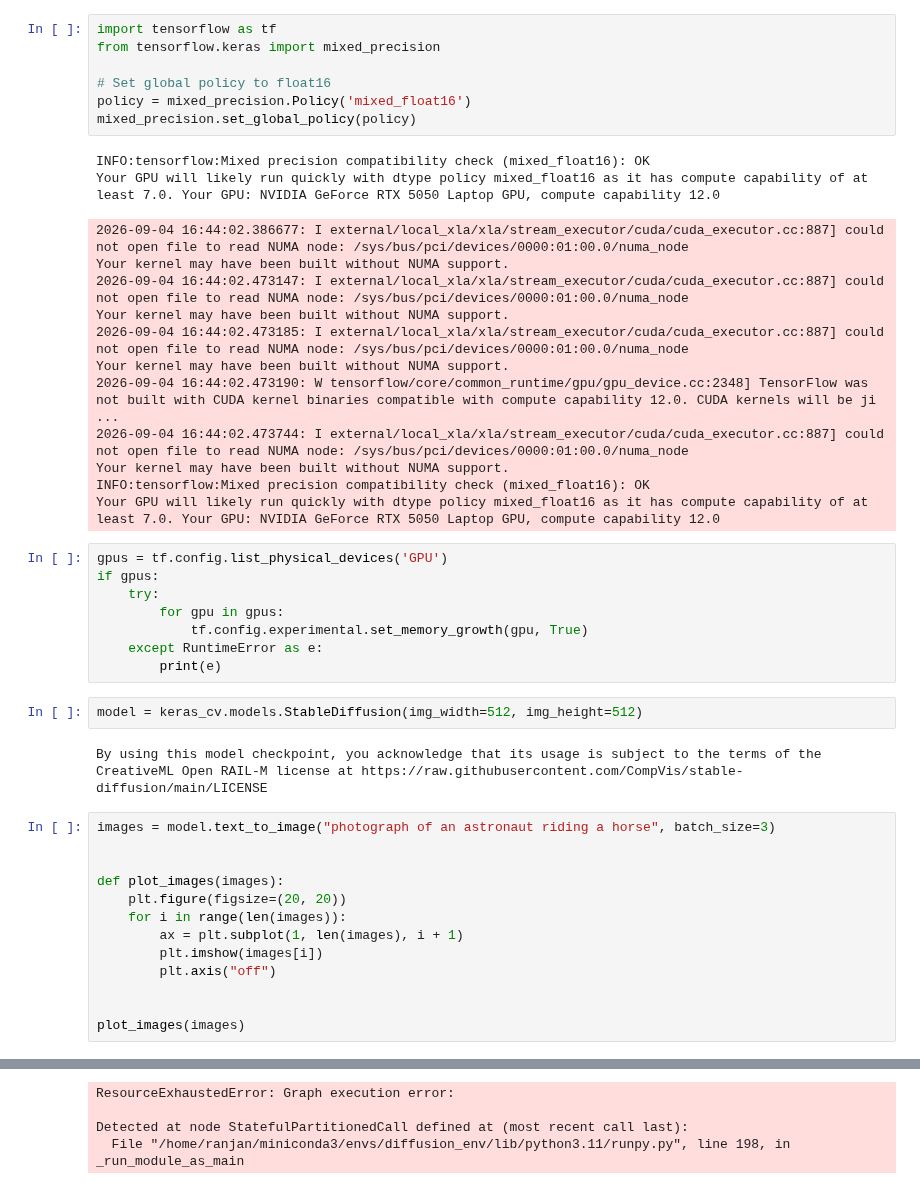
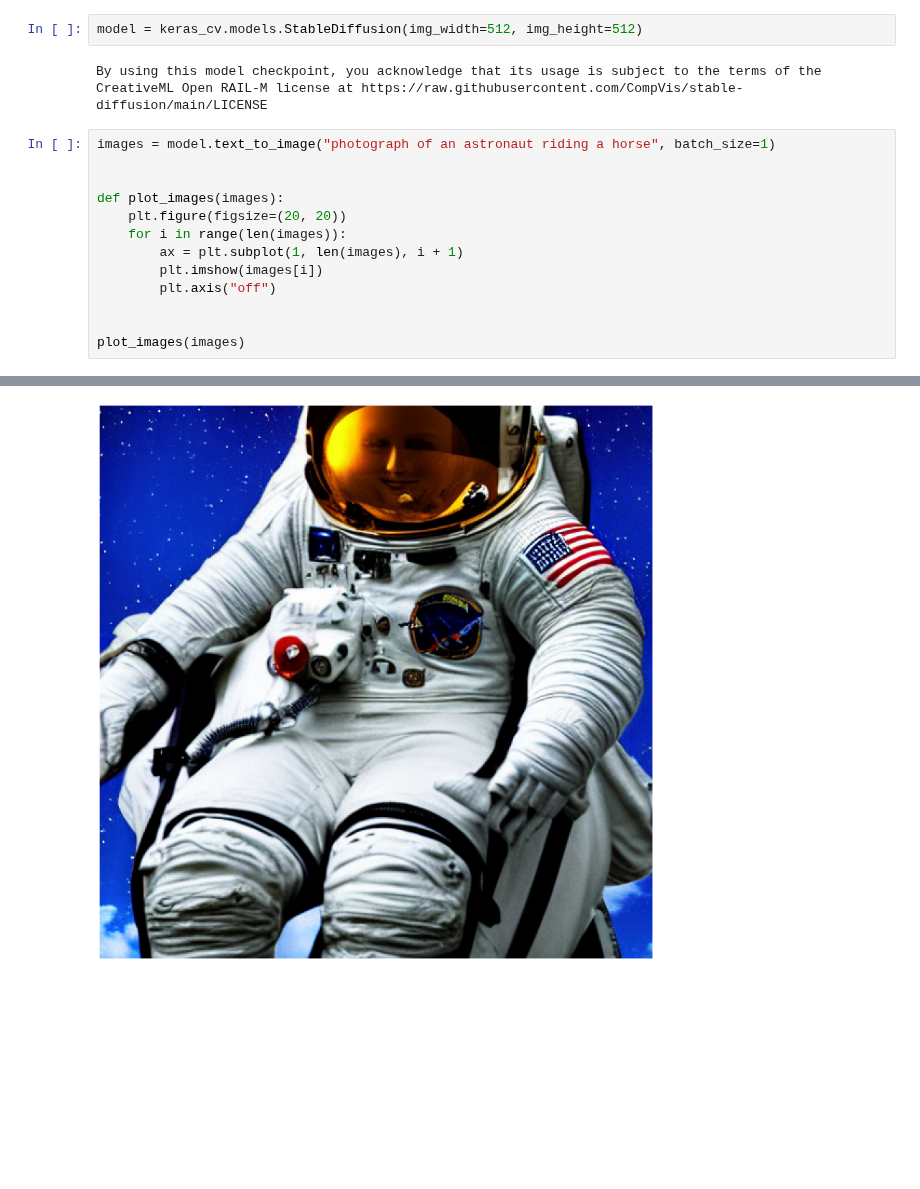
Before and after one commit to rphukan/machine-learning-samples, a Jupyter notebook: notebooks/stable_diffiusion.ipynb, the cells around one changed output, grey strips where cells are left out. Drawn from its saved outputs; the diff is of its cells as text; blank space fills up the shorter version.

```diff
--- a/notebooks/stable_diffiusion.ipynb
+++ b/notebooks/stable_diffiusion.ipynb
@@ -25,38 +8,9 @@ import matplotlib.pyplot as plt
-# %%
-import tensorflow as tf
-from tensorflow.keras import mixed_precision
-
-# Set global policy to float16
-policy = mixed_precision.Policy('mixed_float16')
-mixed_precision.set_global_policy(policy)
-# %% [output]
-INFO:tensorflow:Mixed precision compatibility check (mixed_float16): OK
-Your GPU will likely run quickly with dtype policy mixed_float16 as it has compute capability of at least 7.0. Your GPU: NVIDIA GeForce RTX 5050 Laptop GPU, compute capability 12.0
-2026-09-04 16:44:02.386677: I external/local_xla/xla/stream_executor/cuda/cuda_executor.cc:887] could not open file to read NUMA node: /sys/bus/pci/devices/0000:01:00.0/numa_node
-Your kernel may have been built without NUMA support.
-2026-09-04 16:44:02.473147: I external/local_xla/xla/stream_executor/cuda/cuda_executor.cc:887] could not open file to read NUMA node: /sys/bus/pci/devices/0000:01:00.0/numa_node
-Your kernel may have been built without NUMA support.
-2026-09-04 16:44:02.473185: I external/local_xla/xla/stream_executor/cuda/cuda_executor.cc:887] could not open file to read NUMA node: /sys/bus/pci/devices/0000:01:00.0/numa_node
-Your kernel may have been built without NUMA support.
-2026-09-04 16:44:02.473190: W tensorflow/core/common_runtime/gpu/gpu_device.cc:2348] TensorFlow was not built with CUDA kernel binaries compatible with compute capability 12.0. CUDA kernels will be ji ...
-2026-09-04 16:44:02.473744: I external/local_xla/xla/stream_executor/cuda/cuda_executor.cc:887] could not open file to read NUMA node: /sys/bus/pci/devices/0000:01:00.0/numa_node
-Your kernel may have been built without NUMA support.
-INFO:tensorflow:Mixed precision compatibility check (mixed_float16): OK
-Your GPU will likely run quickly with dtype policy mixed_float16 as it has compute capability of at least 7.0. Your GPU: NVIDIA GeForce RTX 5050 Laptop GPU, compute capability 12.0
-# %%
-gpus = tf.config.list_physical_devices('GPU')
-if gpus:
-    try:
-        for gpu in gpus:
-            tf.config.experimental.set_memory_growth(gpu, True)
-    except RuntimeError as e:
-        print(e)
 # %%
 model = keras_cv.models.StableDiffusion(img_width=512, img_height=512)
 # %% [output]
 By using this model checkpoint, you acknowledge that its usage is subject to the terms of the CreativeML Open RAIL-M license at https://raw.githubusercontent.com/CompVis/stable-diffusion/main/LICENSE
 # %%
-images = model.text_to_image("photograph of an astronaut riding a horse", batch_size=3)
+images = model.text_to_image("photograph of an astronaut riding a horse", batch_size=1)
 
 
 def plot_images(images):
@@ -130,4 +61 @@ Trying algorithm eng36{} for conv (f32[3,320,64,64]{3,2,1,0}, u8[0]{0}) custom-c
-ResourceExhaustedError: Graph execution error:
-
-Detected at node StatefulPartitionedCall defined at (most recent call last):
-  File "/home/ranjan/miniconda3/envs/diffusion_env/lib/python3.11/runpy.py", line 198, in _run_module_as_main
+[figure, added]
```
Also changed, not shown: parts of 13 cells of this notebook, 2 other files.
